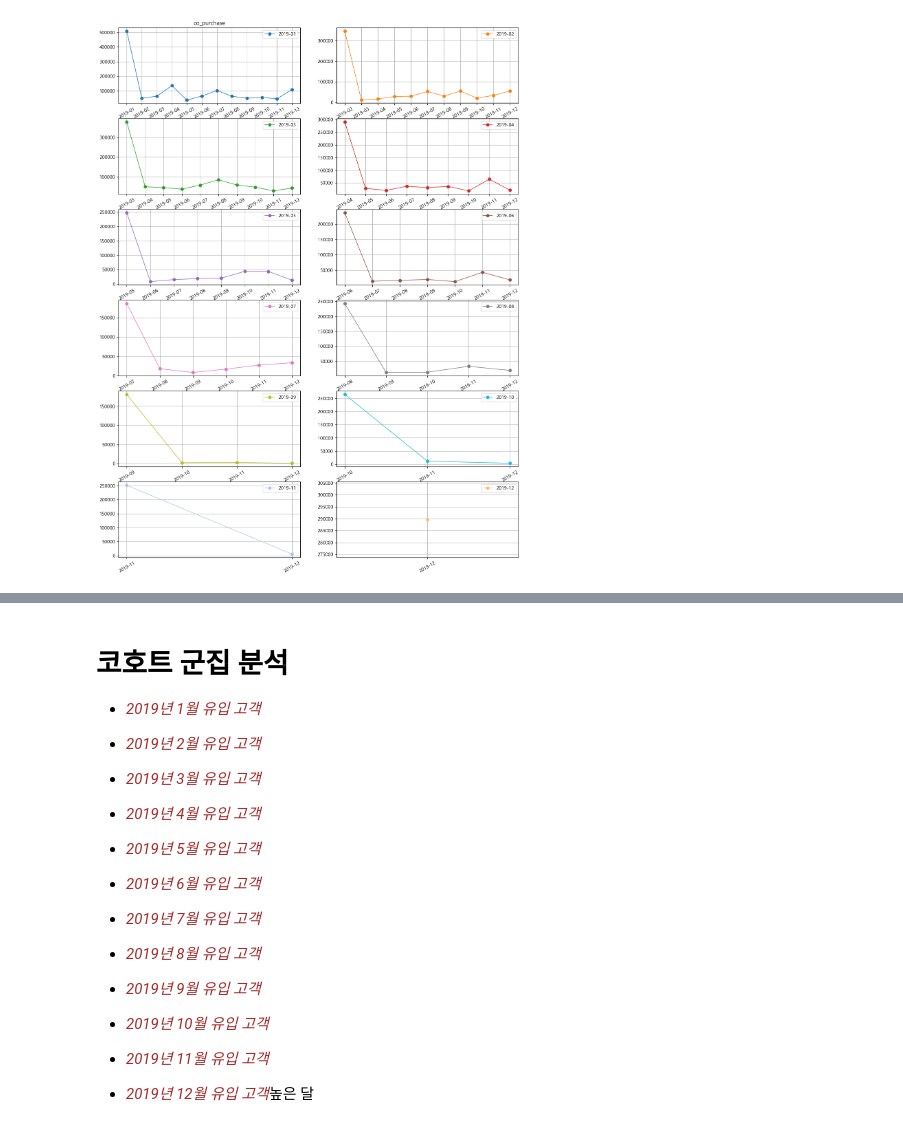
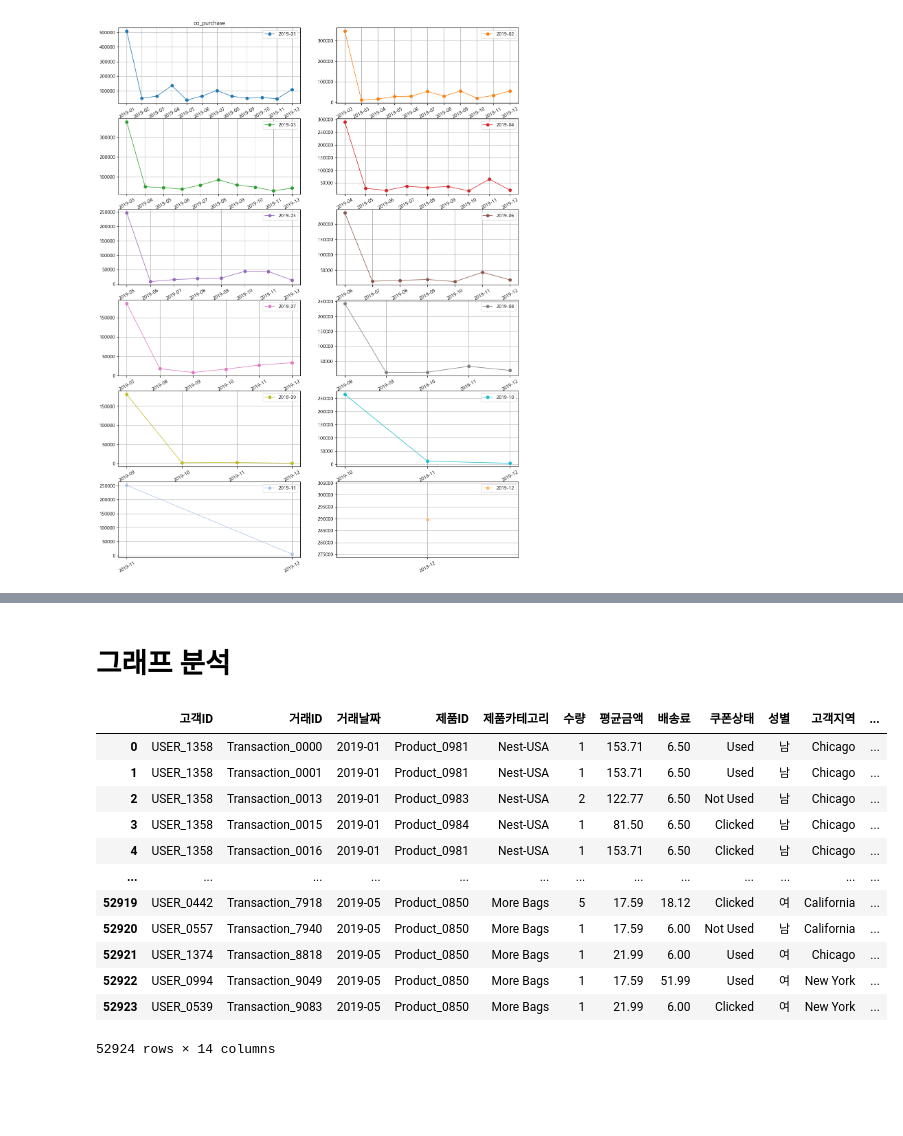
Before and after one commit to meo4739/Public_DACON_Cohort_RFM, a Jupyter notebook: cohort_RFM.ipynb, the cells around one changed output, grey strips where cells are left out. Cells and saved outputs as stored; diff of their text form; code cells hidden in the pictures; blank space fills up the shorter version.

```diff
--- a/cohort_RFM.ipynb
+++ b/cohort_RFM.ipynb
@@ -391,26 +364,19 @@ co_purchase.cohort_graph_subplot(title = 'co_purchase')
-# %% [markdown]
-# 코호트 군집 분석
-- <span style="font-style:italic; color:brown">2019년 1월 유입 고객</span>
-
-- <span style="font-style:italic; color:brown">2019년 2월 유입 고객</span>
-
-- <span style="font-style:italic; color:brown">2019년 3월 유입 고객</span>
-
-- <span style="font-style:italic; color:brown">2019년 4월 유입 고객</span>
-
-- <span style="font-style:italic; color:brown">2019년 5월 유입 고객</span>
-
-- <span style="font-style:italic; color:brown">2019년 6월 유입 고객</span>
-
-- <span style="font-style:italic; color:brown">2019년 7월 유입 고객</span>
-
-- <span style="font-style:italic; color:brown">2019년 8월 유입 고객</span>
-
-- <span style="font-style:italic; color:brown">2019년 9월 유입 고객</span>
-
-- <span style="font-style:italic; color:brown">2019년 10월 유입 고객</span>
-
-- <span style="font-style:italic; color:brown">2019년 11월 유입 고객</span>
-
-- <span style="font-style:italic; color:brown">2019년 12월 유입 고객</span>높은 달
+# %% [markdown]
+# 그래프 분석
+# %%
+total_information
+# %% [output]
+|  | 고객ID | 거래ID | 거래날짜 | 제품ID | 제품카테고리 | 수량 | 평균금액 | 배송료 | 쿠폰상태 | 성별 | 고객지역 | ... |
+| 0 | USER_1358 | Transaction_0000 | 2019-01 | Product_0981 | Nest-USA | 1 | 153.71 | 6.50 | Used | 남 | Chicago | ... |
+| 1 | USER_1358 | Transaction_0001 | 2019-01 | Product_0981 | Nest-USA | 1 | 153.71 | 6.50 | Used | 남 | Chicago | ... |
+| 2 | USER_1358 | Transaction_0013 | 2019-01 | Product_0983 | Nest-USA | 2 | 122.77 | 6.50 | Not Used | 남 | Chicago | ... |
+| 3 | USER_1358 | Transaction_0015 | 2019-01 | Product_0984 | Nest-USA | 1 | 81.50 | 6.50 | Clicked | 남 | Chicago | ... |
+| 4 | USER_1358 | Transaction_0016 | 2019-01 | Product_0981 | Nest-USA | 1 | 153.71 | 6.50 | Clicked | 남 | Chicago | ... |
+| ... | ... | ... | ... | ... | ... | ... | ... | ... | ... | ... | ... | ... |
+| 52919 | USER_0442 | Transaction_7918 | 2019-05 | Product_0850 | More Bags | 5 | 17.59 | 18.12 | Clicked | 여 | California | ... |
+| 52920 | USER_0557 | Transaction_7940 | 2019-05 | Product_0850 | More Bags | 1 | 17.59 | 6.00 | Not Used | 남 | California | ... |
+| 52921 | USER_1374 | Transaction_8818 | 2019-05 | Product_0850 | More Bags | 1 | 21.99 | 6.00 | Used | 여 | Chicago | ... |
+| 52922 | USER_0994 | Transaction_9049 | 2019-05 | Product_0850 | More Bags | 1 | 17.59 | 51.99 | Used | 여 | New York | ... |
+| 52923 | USER_0539 | Transaction_9083 | 2019-05 | Product_0850 | More Bags | 1 | 21.99 | 6.00 | Clicked | 여 | New York | ... |
+52924 rows × 14 columns
 # %%
```
Also changed, not shown: parts of 8 cells of this notebook.
